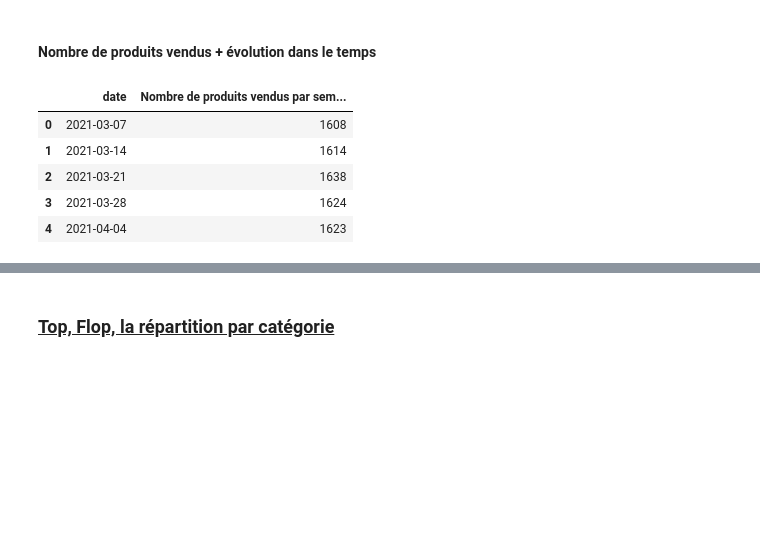
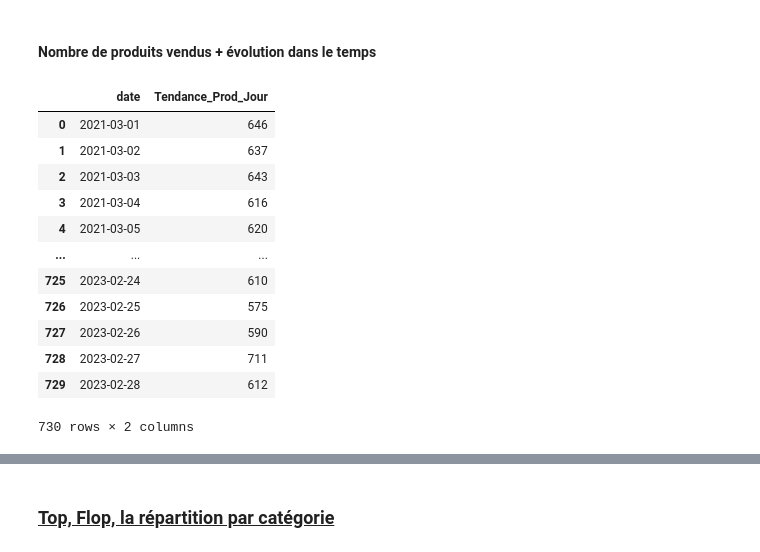
Before and after one commit to Julie-Data-Analyse/projet9_Lapage, a Jupyter notebook: notebooks/analyses_annabelle.ipynb, the cells around one changed output, grey strips where cells are left out. Saved outputs shown, nothing was run; the diff lists cells and outputs as text; code cells hidden in the pictures; blank space fills up the shorter version.

```diff
--- a/notebooks/analyses_annabelle.ipynb
+++ b/notebooks/analyses_annabelle.ipynb
@@ -315,15 +306,22 @@ figure5.show()
 # %% [markdown]
 #### Nombre de produits vendus + évolution dans le temps
 # %%
-# tous les produits sur toute la période, puis par mois, puis par semaine
-#Affichage du nombre de produits vendus par semaine
-df_lapage_prod_semaine = (df_lapage.groupby(pd.Grouper(key='date', freq='W'))['id_prod'].nunique().reset_index(name='Nombre de produits vendus par semaine'))
-df_lapage_prod_semaine.head()
+# tous les produits sur toute la période, puis par jour, mois, par semaine, par trimestre
+#Affichage du nombre de produits vendus par jour
+df_prod = (df_lapage.groupby(pd.Grouper(key='date', freq='D'))['id_prod'].nunique().reset_index(name='Tendance_Prod_Jour'))
+df_prod
 # %% [output]
-|  | date | Nombre de produits vendus par sem... |
-| 0 | 2021-03-07 | 1608 |
-| 1 | 2021-03-14 | 1614 |
-| 2 | 2021-03-21 | 1638 |
-| 3 | 2021-03-28 | 1624 |
-| 4 | 2021-04-04 | 1623 |
+|  | date | Tendance_Prod_Jour |
+| 0 | 2021-03-01 | 646 |
+| 1 | 2021-03-02 | 637 |
+| 2 | 2021-03-03 | 643 |
+| 3 | 2021-03-04 | 616 |
+| 4 | 2021-03-05 | 620 |
+| ... | ... | ... |
+| 725 | 2023-02-24 | 610 |
+| 726 | 2023-02-25 | 575 |
+| 727 | 2023-02-26 | 590 |
+| 728 | 2023-02-27 | 711 |
+| 729 | 2023-02-28 | 612 |
+730 rows × 2 columns
 # %%
```
Also changed, not shown: parts of 30 cells of this notebook, 4 other files.
